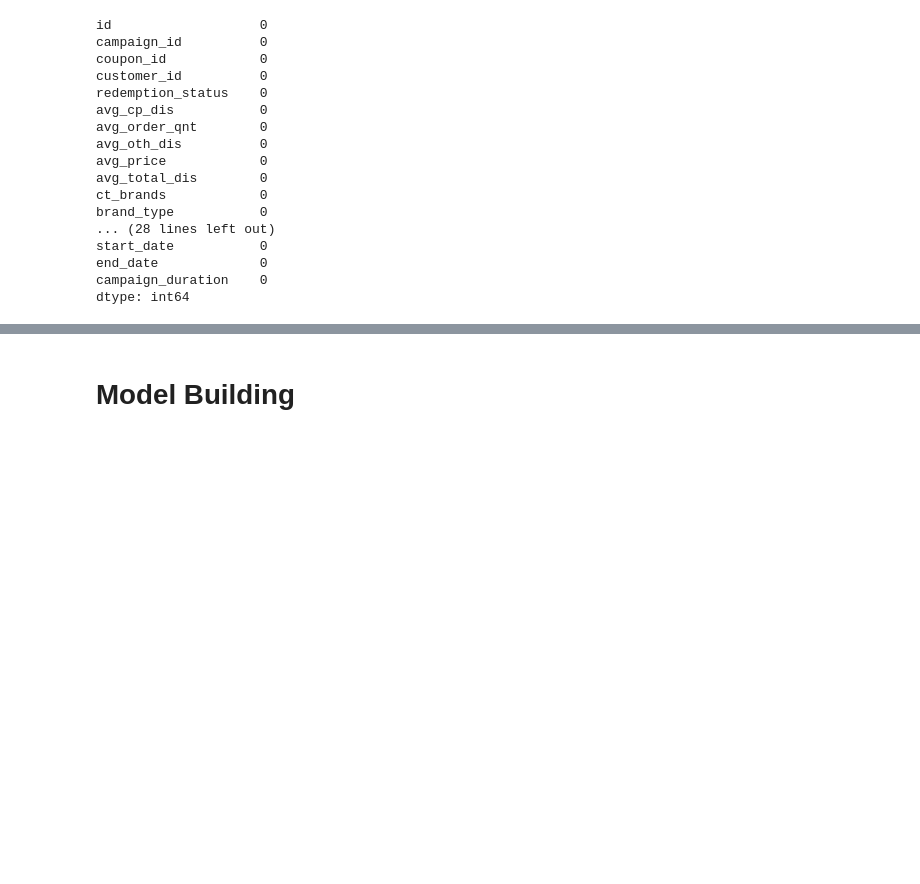
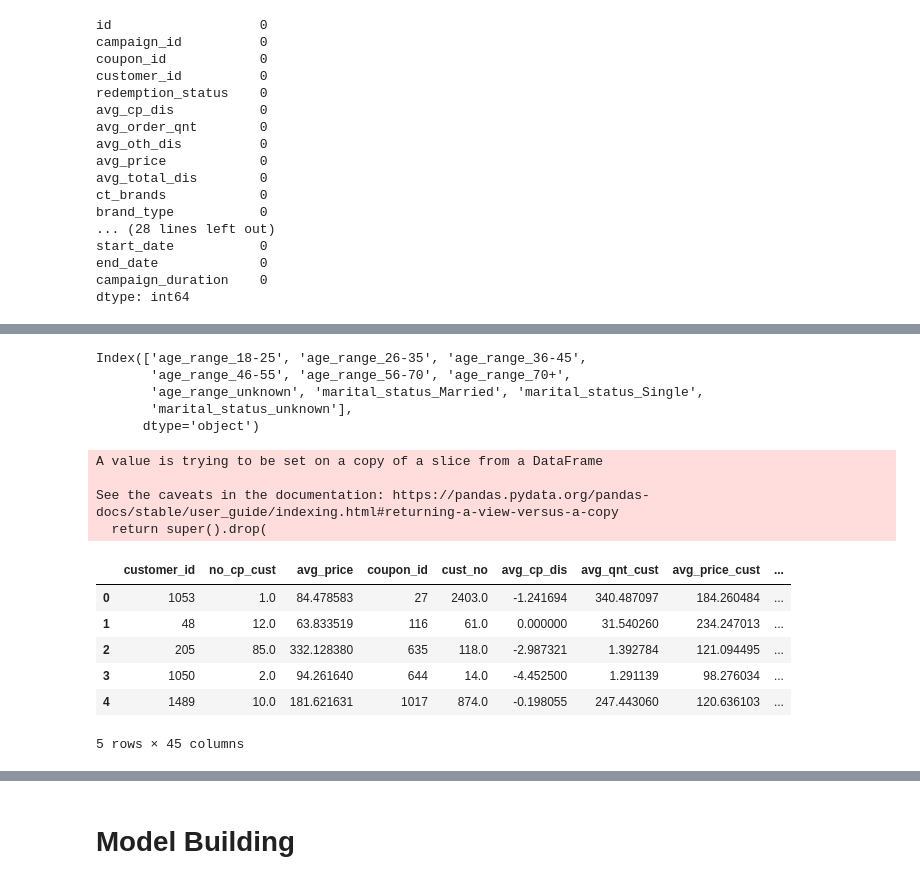
Before and after one commit to nkukadiya89/coupon-redemption-ML, a Jupyter notebook: data_analysis.ipynb, the cells around one changed output, grey strips where cells are left out. Cells and saved outputs as stored; diff of their text form; code cells hidden in the pictures; blank space fills up the shorter version.

```diff
--- a/data_analysis.ipynb
+++ b/data_analysis.ipynb
@@ -1401,3 +1544,5 @@ test_cp_trans_item.head()
 finals={}
 # %%
 finals['train_final']= train_final
+# %%
+train_final = finals['train_final']
@@ -1423,0 +1568,3 @@ dict_values([           id  campaign_id  coupon_id  customer_id  redemption_stat
+# %%
+X_cols = list(set(train_final.columns)-set(['redemption_status','start_date','end_date']))
+X=train_final[X_cols]
@@ -1423,0 +1575,8 @@ dict_values([           id  campaign_id  coupon_id  customer_id  redemption_stat
+# %%
+X1.columns
+# %% [output]
+Index(['age_range_18-25', 'age_range_26-35', 'age_range_36-45',
+       'age_range_46-55', 'age_range_56-70', 'age_range_70+',
+       'age_range_unknown', 'marital_status_Married', 'marital_status_Single',
+       'marital_status_unknown'],
+      dtype='object')
@@ -1423,0 +1587,7 @@ dict_values([           id  campaign_id  coupon_id  customer_id  redemption_stat
+# %%
+X.drop(['age_range','marital_status'], axis=1, inplace = True)
+# %% [output]
+A value is trying to be set on a copy of a slice from a DataFrame
+
+See the caveats in the documentation: https://pandas.pydata.org/pandas-docs/stable/user_guide/indexing.html#returning-a-view-versus-a-copy
+  return super().drop(
@@ -1423,0 +1596,11 @@ dict_values([           id  campaign_id  coupon_id  customer_id  redemption_stat
+# %%
+
+X.head()
+# %% [output]
+|  | customer_id | no_cp_cust | avg_price | coupon_id | cust_no | avg_cp_dis | avg_qnt_cust | avg_price_cust | ... |
+| 0 | 1053 | 1.0 | 84.478583 | 27 | 2403.0 | -1.241694 | 340.487097 | 184.260484 | ... |
+| 1 | 48 | 12.0 | 63.833519 | 116 | 61.0 | 0.000000 | 31.540260 | 234.247013 | ... |
+| 2 | 205 | 85.0 | 332.128380 | 635 | 118.0 | -2.987321 | 1.392784 | 121.094495 | ... |
+| 3 | 1050 | 2.0 | 94.261640 | 644 | 14.0 | -4.452500 | 1.291139 | 98.276034 | ... |
+| 4 | 1489 | 10.0 | 181.621631 | 1017 | 874.0 | -0.198055 | 247.443060 | 120.636103 | ... |
+5 rows × 45 columns
```
Also changed, not shown: parts of 108 cells of this notebook.
